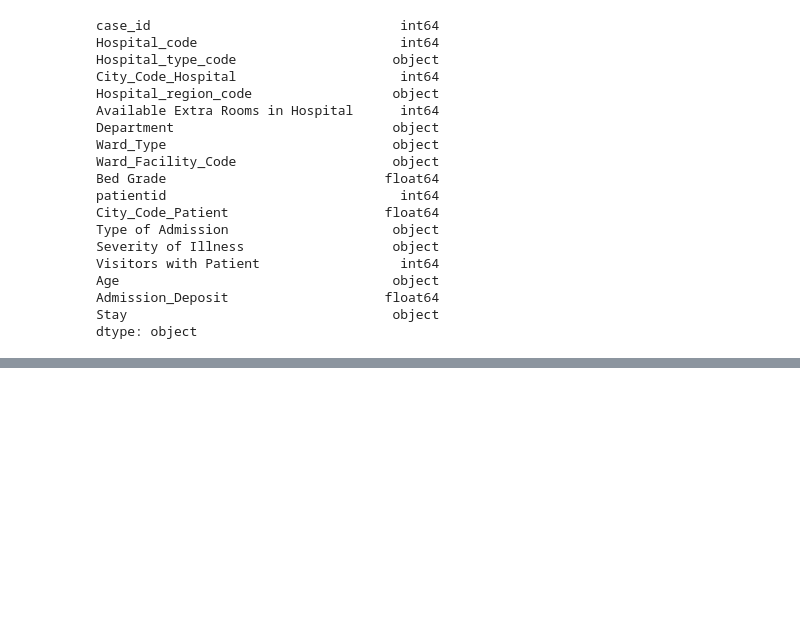
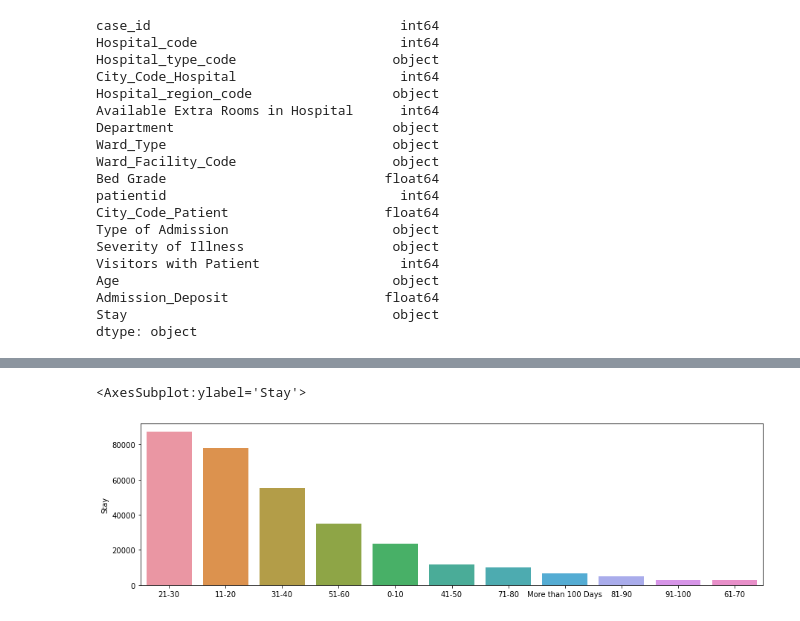
Before and after one commit to Sayan2777/HealthCare-Capstone-Project, a Jupyter notebook: Healthcare Project.ipynb, the cells around one changed output, grey strips where cells are left out. Drawn from its saved outputs; the diff is of its cells as text; code cells hidden in the pictures; blank space fills up the shorter version.

```diff
--- a/Healthcare Project.ipynb
+++ b/Healthcare Project.ipynb
@@ -240,0 +261,8 @@ Name: City_Code_Hospital, dtype: int64
+# %%
+# Number of days of stay of a patient in the hospital
+
+plt.figure(figsize = (15,4))
+sns.barplot(x = df_train['Stay'].value_counts().index, y = df_train['Stay'].value_counts())
+# %% [output]
+<AxesSubplot:ylabel='Stay'>
+[figure, added]
```
Also changed, not shown: parts of 34 cells of this notebook.
